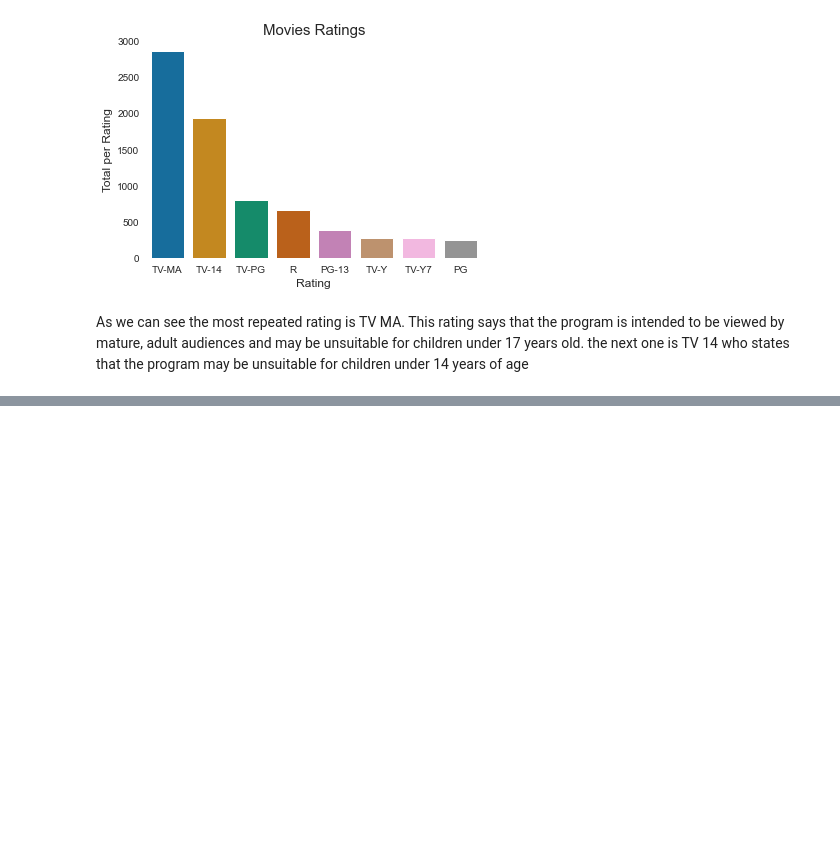
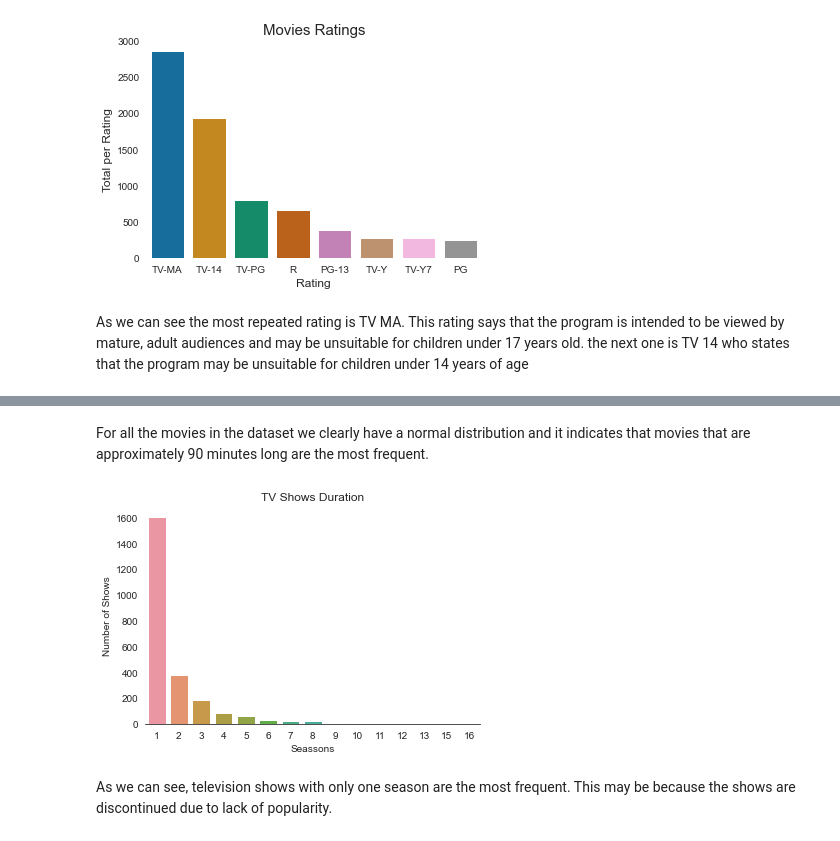
Before and after one commit to martinnss/Netflix-EDA, a Jupyter notebook: netflix.ipynb, the cells around one changed output, grey strips where cells are left out. Cells and saved outputs as stored; diff of their text form; code cells hidden in the pictures; blank space fills up the shorter version.

```diff
--- a/netflix.ipynb
+++ b/netflix.ipynb
@@ -266,0 +276,18 @@ As we can see the most repeated rating is TV MA. This rating says that the progr
+# %% [markdown]
+For all the movies in the dataset we clearly have a normal distribution and it indicates that movies that are  approximately 90 minutes long are the most frequent.
+# %%
+#Get the values of the tv shows
+
+tvshow=duration_df(data[data['type']=='TV Show'])
+tvshow['duration']=tvshow['duration'].str.replace(r'\D', '',regex=True).astype(int)
+
+#Plot the values of the tv shows
+tvplot=sns.barplot(data=tvshow,x='duration',y='counts')
+sns.despine(left=True)
+tvplot.set_title('TV Shows Duration')
+tvplot.set(ylabel='Number of Shows',xlabel='Seassons')
+plt.show()
+# %% [output]
+[figure, added]
+# %% [markdown]
+As we can see, television shows with only one season are the most frequent. This may be because the shows are discontinued due to lack of popularity.
```
Also changed, not shown: parts of 20 cells of this notebook.
